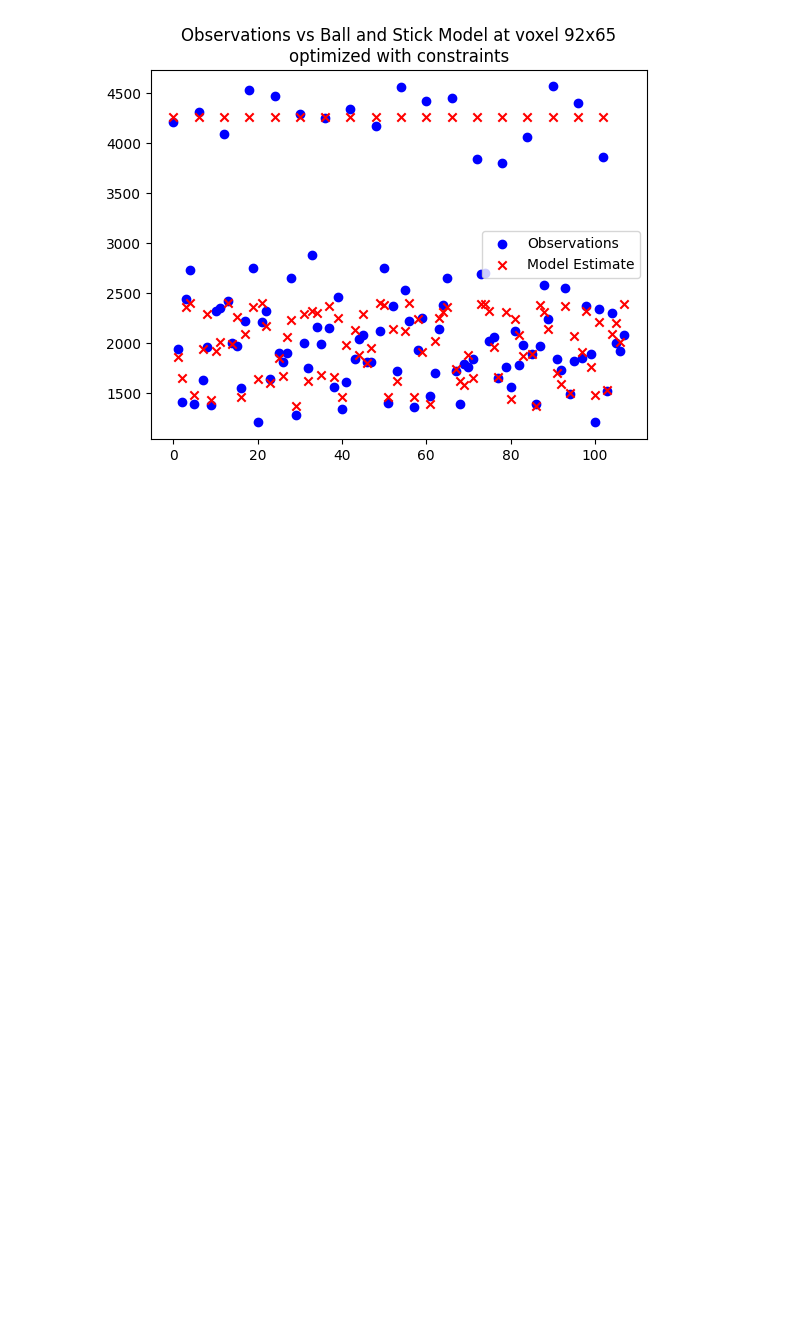
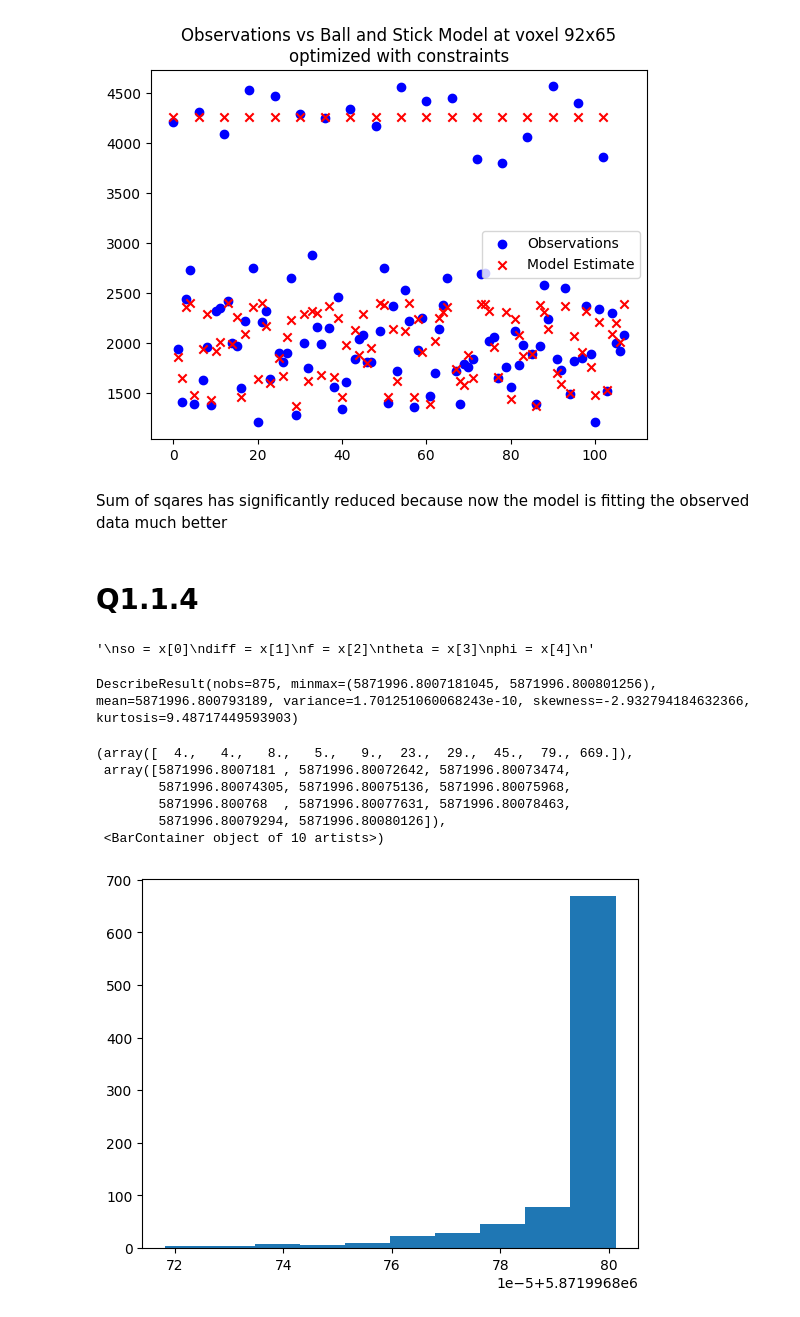
Before and after one commit to fclarke1/modelling-bio-imaging-comp0118, a Jupyter notebook: assignment_1/q1_1.ipynb, the cells around one changed output. Drawn from its saved outputs; the diff is of its cells as text; code cells hidden in the pictures; blank space fills up the shorter version.

```diff
--- a/assignment_1/q1_1.ipynb
+++ b/assignment_1/q1_1.ipynb
@@ -266,7 +266,7 @@ def transform(x):
     theta = x[3]
     phi = x[4]
     """
-    return [x[0]**2, x[1]**2, expit(x[2]), expit(x[3])*2*np.pi, expit(x[4])*2*np.pi]
+    return [x[0]**2, x[1]**2, expit(x[2]), expit(x[3])*np.pi, expit(x[4])*2*np.pi]
 
 # Given transformed x return parameters we are looking for
 def transform_inv(x):
@@ -274,10 +274,10 @@ def transform_inv(x):
     so**2 = x[0]
     diff**2 = x[1]
     expit(f) = x[2]
-    2*pi*expit(theta) = x[3]
+    pi*expit(theta) = x[3]
     2*pi*expit(phi) = x[4]
     """
-    return [x[0]**0.5, x[1]**0.5, logit(x[2]), logit(x[3]/(2*np.pi)), logit(x[4]/(2*np.pi))]
+    return [x[0]**0.5, x[1]**0.5, logit(x[2]), logit(x[3]/(np.pi)), logit(x[4]/(2*np.pi))]
 
 def BallStickSSD_constrained(x, voxel):
     S = ball_stick(transform(x))
@@ -344,3 +344,53 @@ error mean: 0.11699321955138994
 error std: 234.26152257353863
 estimated SS: 5926873.783515035, calculated SS: 5871996.800797213, diff: 54876.982717822306
 [figure]
+# %% [markdown]
+Sum of sqares has significantly reduced because now the model is fitting the observed data much better
+# %% [markdown]
+# Q1.1.4
+# %%
+# for the same voxel run multiple times to try and find the best minimum
+max_iter = 1000
+noise_std = startx / 5
+num_parameters = startx.size
+X_single_voxel = np.zeros((max_iter, num_parameters))
+X_SSD = np.zeros(max_iter)
+
+for i in range(max_iter):
+    noise = np.random.normal(loc=np.zeros(num_parameters), scale=noise_std)
+    x_i = startx + noise
+    results = minimize(
+        fun=BallStickSSD_constrained,
+        x0=transform_inv(x_i),
+        args=(avox,),
+    )
+    X_single_voxel[i,:] = results['x']
+    X_SSD[i] = results['fun']
+
+
+"""
+so = x[0]
+diff = x[1]
+f = x[2]
+theta = x[3]
+phi = x[4]
+"""
+# %% [output]
+'\nso = x[0]\ndiff = x[1]\nf = x[2]\ntheta = x[3]\nphi = x[4]\n'
+# %%
+stats.describe(X_SSD)
+
+max = 10000000
+idx_under_max = X_SSD < max
+print(stats.describe(X_SSD[idx_under_max]))
+
+plt.hist(X_SSD[idx_under_max], 10)
+# %% [output]
+DescribeResult(nobs=875, minmax=(5871996.8007181045, 5871996.800801256), mean=5871996.800793189, variance=1.701251060068243e-10, skewness=-2.932794184632366, kurtosis=9.48717449593903)
+(array([  4.,   4.,   8.,   5.,   9.,  23.,  29.,  45.,  79., 669.]),
+ array([5871996.8007181 , 5871996.80072642, 5871996.80073474,
+        5871996.80074305, 5871996.80075136, 5871996.80075968,
+        5871996.800768  , 5871996.80077631, 5871996.80078463,
+        5871996.80079294, 5871996.80080126]),
+ <BarContainer object of 10 artists>)
+[figure, added]
```
Also changed, not shown: parts of 1 cell of this notebook.
